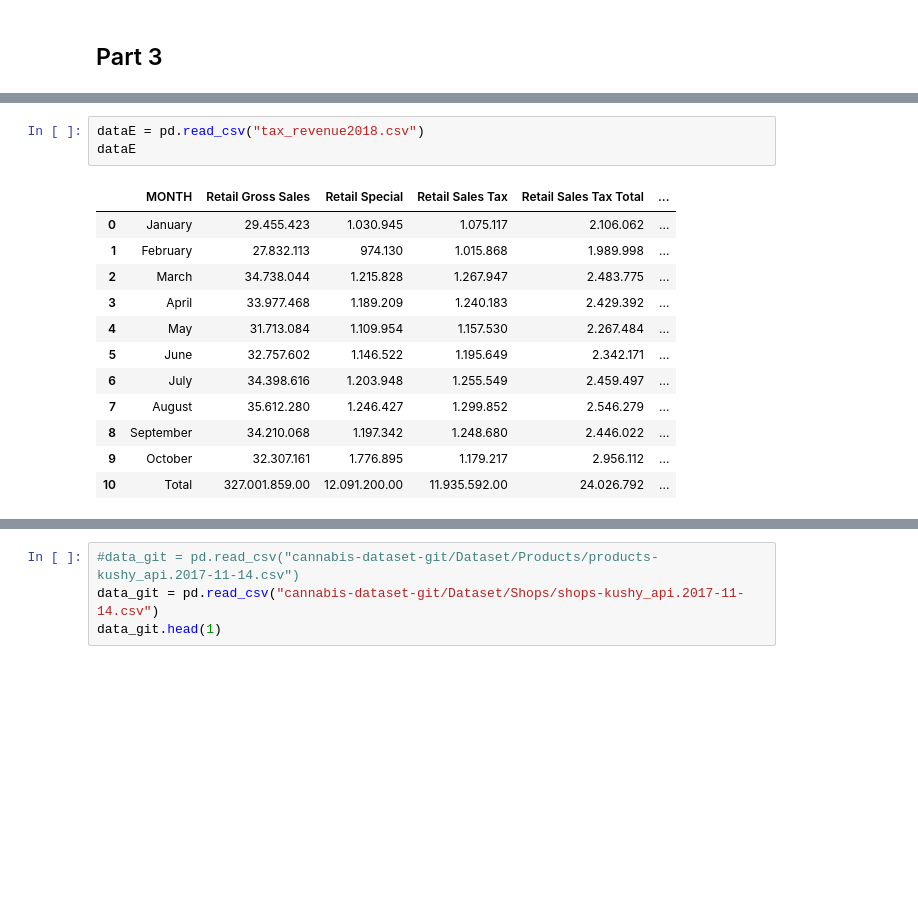
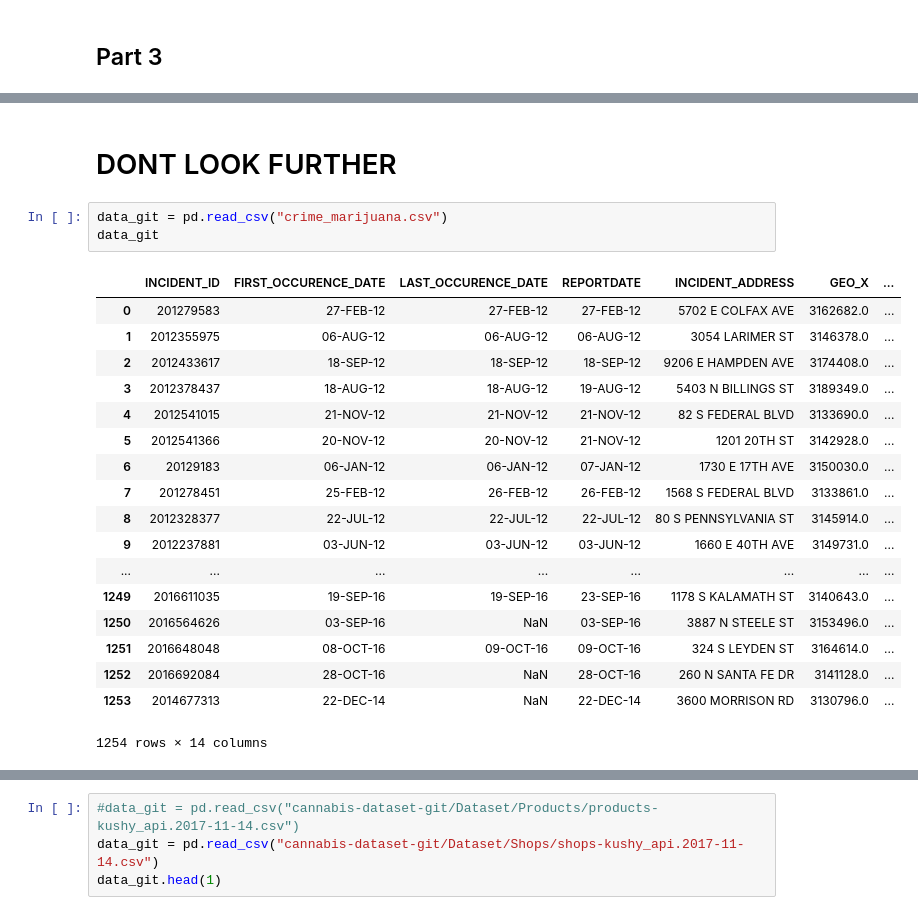
Before and after one commit to st-rom/dataprocessing_project, a Jupyter notebook: project/Project.ipynb, the cells around one changed output, grey strips where cells are left out. Cells and saved outputs as stored; diff of their text form; blank space fills up the shorter version.

```diff
--- a/project/Project.ipynb
+++ b/project/Project.ipynb
@@ -381,16 +497,24 @@ dataW
+# %% [markdown]
+# DONT LOOK FURTHER
 # %%
-dataE = pd.read_csv("tax_revenue2018.csv")
-dataE
+data_git = pd.read_csv("crime_marijuana.csv")
+data_git
 # %% [output]
-|  | MONTH | Retail Gross Sales | Retail Special | Retail Sales Tax | Retail Sales Tax Total | ... |
-| 0 | January | 29.455.423 | 1.030.945 | 1.075.117 | 2.106.062 | ... |
-| 1 | February | 27.832.113 | 974.130 | 1.015.868 | 1.989.998 | ... |
-| 2 | March | 34.738.044 | 1.215.828 | 1.267.947 | 2.483.775 | ... |
-| 3 | April | 33.977.468 | 1.189.209 | 1.240.183 | 2.429.392 | ... |
-| 4 | May | 31.713.084 | 1.109.954 | 1.157.530 | 2.267.484 | ... |
-| 5 | June | 32.757.602 | 1.146.522 | 1.195.649 | 2.342.171 | ... |
-| 6 | July | 34.398.616 | 1.203.948 | 1.255.549 | 2.459.497 | ... |
-| 7 | August | 35.612.280 | 1.246.427 | 1.299.852 | 2.546.279 | ... |
-| 8 | September | 34.210.068 | 1.197.342 | 1.248.680 | 2.446.022 | ... |
-| 9 | October | 32.307.161 | 1.776.895 | 1.179.217 | 2.956.112 | ... |
-| 10 | Total | 327.001.859.00 | 12.091.200.00 | 11.935.592.00 | 24.026.792 | ... |
+|  | INCIDENT_ID | FIRST_OCCURENCE_DATE | LAST_OCCURENCE_DATE | REPORTDATE | INCIDENT_ADDRESS | GEO_X | ... |
+| 0 | 201279583 | 27-FEB-12 | 27-FEB-12 | 27-FEB-12 | 5702 E COLFAX AVE | 3162682.0 | ... |
+| 1 | 2012355975 | 06-AUG-12 | 06-AUG-12 | 06-AUG-12 | 3054 LARIMER ST | 3146378.0 | ... |
+| 2 | 2012433617 | 18-SEP-12 | 18-SEP-12 | 18-SEP-12 | 9206 E HAMPDEN AVE | 3174408.0 | ... |
+| 3 | 2012378437 | 18-AUG-12 | 18-AUG-12 | 19-AUG-12 | 5403 N BILLINGS ST | 3189349.0 | ... |
+| 4 | 2012541015 | 21-NOV-12 | 21-NOV-12 | 21-NOV-12 | 82 S FEDERAL BLVD | 3133690.0 | ... |
+| 5 | 2012541366 | 20-NOV-12 | 20-NOV-12 | 21-NOV-12 | 1201 20TH ST | 3142928.0 | ... |
+| 6 | 20129183 | 06-JAN-12 | 06-JAN-12 | 07-JAN-12 | 1730 E 17TH AVE | 3150030.0 | ... |
+| 7 | 201278451 | 25-FEB-12 | 26-FEB-12 | 26-FEB-12 | 1568 S FEDERAL BLVD | 3133861.0 | ... |
+| 8 | 2012328377 | 22-JUL-12 | 22-JUL-12 | 22-JUL-12 | 80 S PENNSYLVANIA ST | 3145914.0 | ... |
+| 9 | 2012237881 | 03-JUN-12 | 03-JUN-12 | 03-JUN-12 | 1660 E 40TH AVE | 3149731.0 | ... |
+| ... | ... | ... | ... | ... | ... | ... | ... |
+| 1249 | 2016611035 | 19-SEP-16 | 19-SEP-16 | 23-SEP-16 | 1178 S KALAMATH ST | 3140643.0 | ... |
+| 1250 | 2016564626 | 03-SEP-16 | NaN | 03-SEP-16 | 3887 N STEELE ST | 3153496.0 | ... |
+| 1251 | 2016648048 | 08-OCT-16 | 09-OCT-16 | 09-OCT-16 | 324 S LEYDEN ST | 3164614.0 | ... |
+| 1252 | 2016692084 | 28-OCT-16 | NaN | 28-OCT-16 | 260 N SANTA FE DR | 3141128.0 | ... |
+| 1253 | 2014677313 | 22-DEC-14 | NaN | 22-DEC-14 | 3600 MORRISON RD | 3130796.0 | ... |
+1254 rows × 14 columns
```
Also changed, not shown: parts of 31 cells of this notebook.
